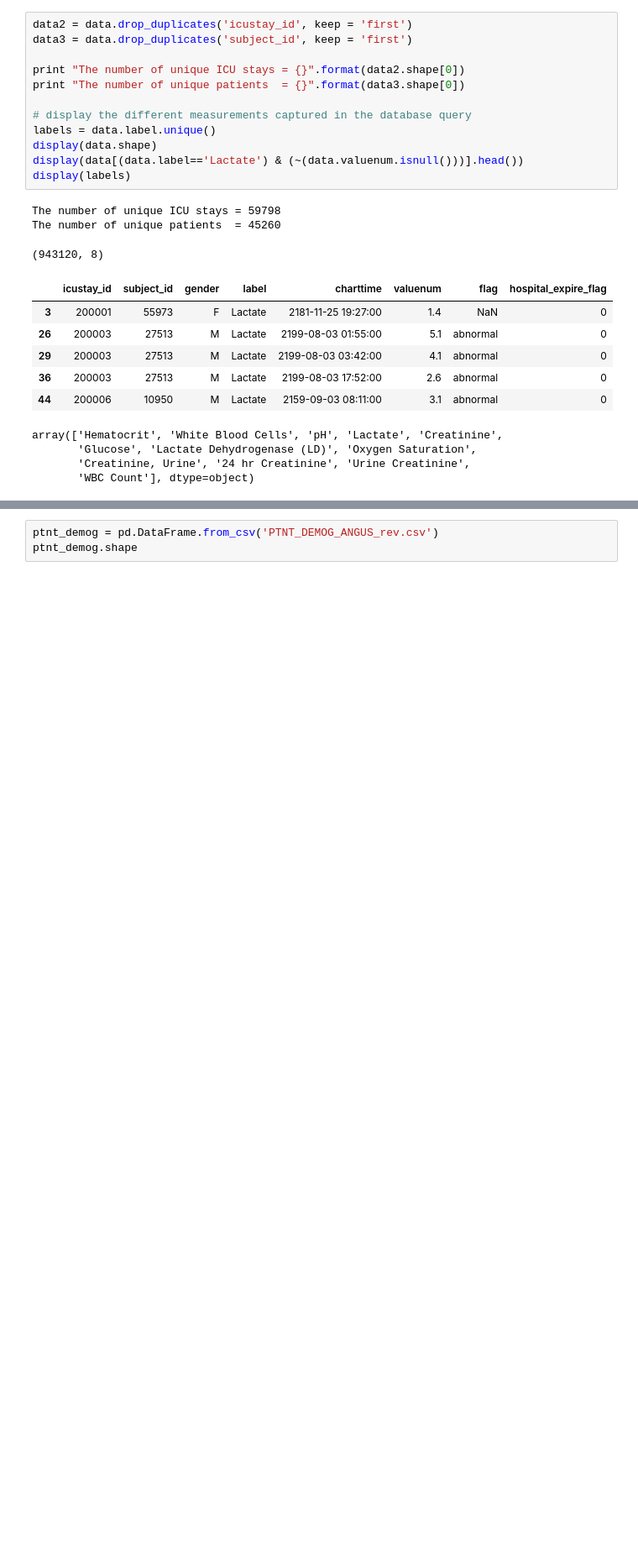
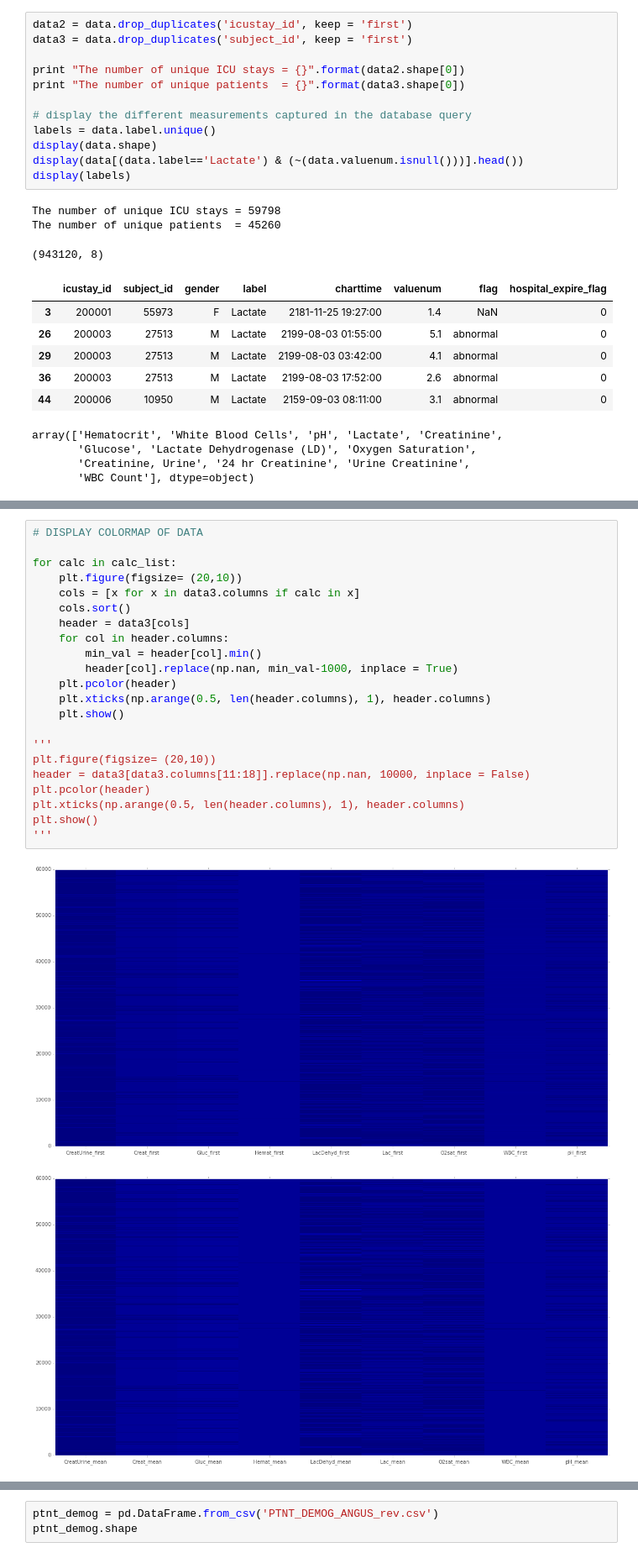
Before and after one commit to RJBeetel3/mimic3_analysis, a Jupyter notebook: LABEVENTS_FIRST24.ipynb, the cells around one changed output, grey strips where cells are left out. Shown at 84% size. Cells and saved outputs as stored; diff of their text form; blank space fills up the shorter version.

```diff
--- a/LABEVENTS_FIRST24.ipynb
+++ b/LABEVENTS_FIRST24.ipynb
@@ -641,0 +438,25 @@ data3.to_csv('LAB_EVENTS_FIRST24_PROCESSED.csv')
+# %%
+# DISPLAY COLORMAP OF DATA
+
+for calc in calc_list:
+    plt.figure(figsize= (20,10))
+    cols = [x for x in data3.columns if calc in x]
+    cols.sort()
+    header = data3[cols]
+    for col in header.columns:
+        min_val = header[col].min()
+        header[col].replace(np.nan, min_val-1000, inplace = True)
+    plt.pcolor(header)
+    plt.xticks(np.arange(0.5, len(header.columns), 1), header.columns)
+    plt.show()
+
+'''
+plt.figure(figsize= (20,10))
+header = data3[data3.columns[11:18]].replace(np.nan, 10000, inplace = False)
+plt.pcolor(header)
+plt.xticks(np.arange(0.5, len(header.columns), 1), header.columns)
+plt.show()
+'''
+# %% [output]
+[figure, added]
+[figure, added]
```
Also changed, not shown: parts of 57 cells of this notebook.
